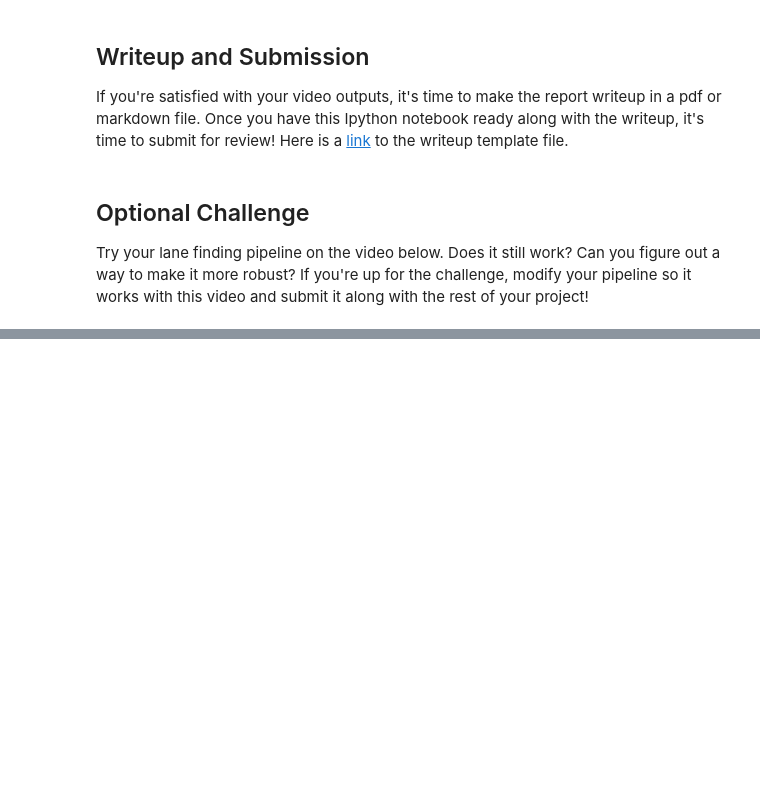
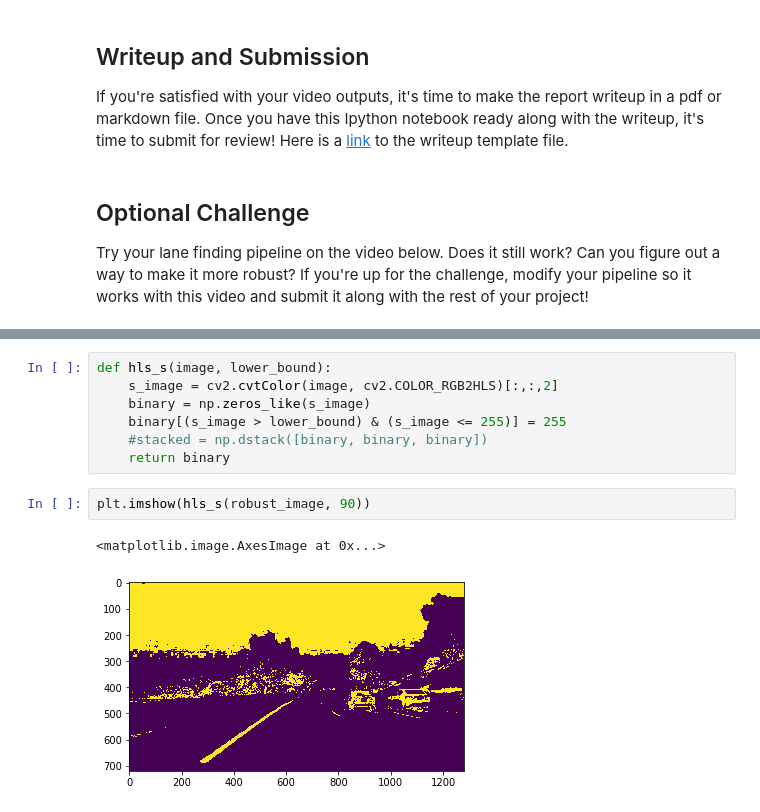
Before and after one commit to rednotion/find-lane-lines, a Jupyter notebook: P1.ipynb, the cells around one changed output, grey strips where cells are left out. Cells and saved outputs as stored; diff of their text form; blank space fills up the shorter version.

```diff
--- a/P1.ipynb
+++ b/P1.ipynb
@@ -331,0 +469,12 @@ HTML("""
+# %%
+def hls_s(image, lower_bound):
+    s_image = cv2.cvtColor(image, cv2.COLOR_RGB2HLS)[:,:,2]
+    binary = np.zeros_like(s_image)
+    binary[(s_image > lower_bound) & (s_image <= 255)] = 255
+    #stacked = np.dstack([binary, binary, binary])
+    return binary
+# %%
+plt.imshow(hls_s(robust_image, 90))
+# %% [output]
+<matplotlib.image.AxesImage at 0x...>
+[figure, added]
```
Also changed, not shown: parts of 15 cells of this notebook, 3 other files.
